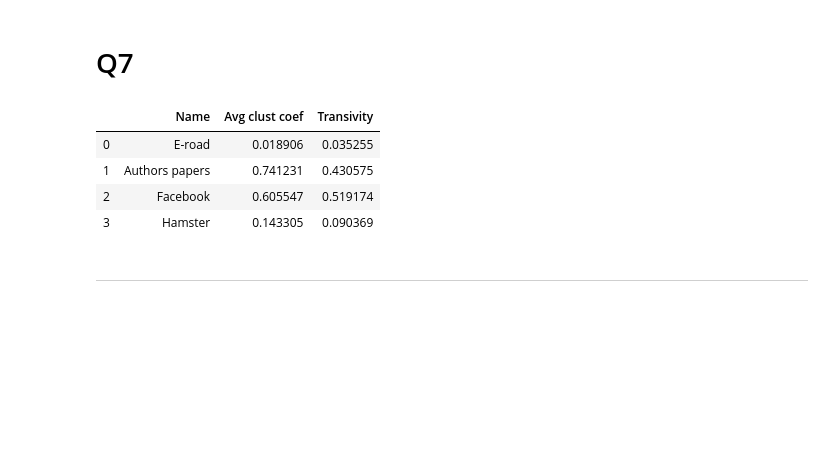
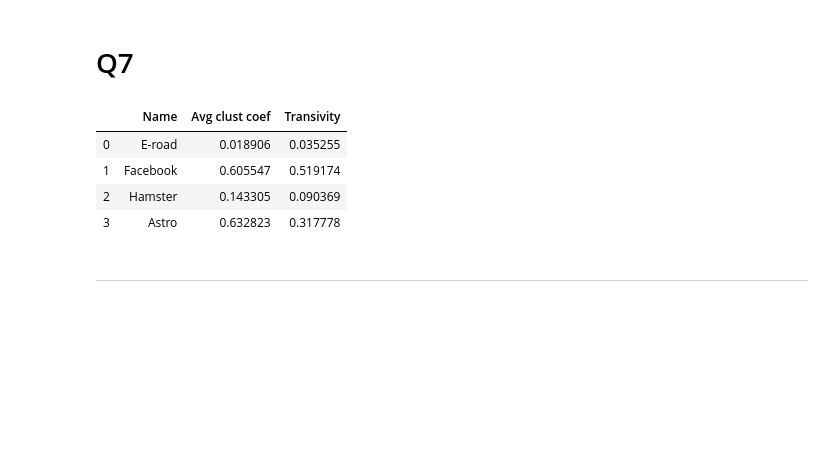
Before and after one commit to gmelodie/Complex-Networks, a Jupyter notebook: lista1/lista1.ipynb, the cells around one changed output. Drawn from its saved outputs; the diff is of its cells as text; code cells hidden in the pictures.

```diff
--- a/lista1/lista1.ipynb
+++ b/lista1/lista1.ipynb
@@ -615,14 +617,13 @@ def run_experiment(use_funcs, skip_graphs, testing=False):
 
     return results
 # %%
-run_experiment(["Avg clust coef", "Transivity"], skip_graphs=["Authors papers"],
-              testing=True)
+run_experiment(["Avg clust coef", "Transivity"], skip_graphs=["Authors papers"])
 # %% [output]
 |  | Name | Avg clust coef | Transivity |
 | 0 | E-road | 0.018906 | 0.035255 |
-| 1 | Authors papers | 0.741231 | 0.430575 |
-| 2 | Facebook | 0.605547 | 0.519174 |
-| 3 | Hamster | 0.143305 | 0.090369 |
+| 1 | Facebook | 0.605547 | 0.519174 |
+| 2 | Hamster | 0.143305 | 0.090369 |
+| 3 | Astro | 0.632823 | 0.317778 |
 # %% [markdown]
 
 
```
Also changed, not shown: parts of 19 cells of this notebook, 3 other files.
